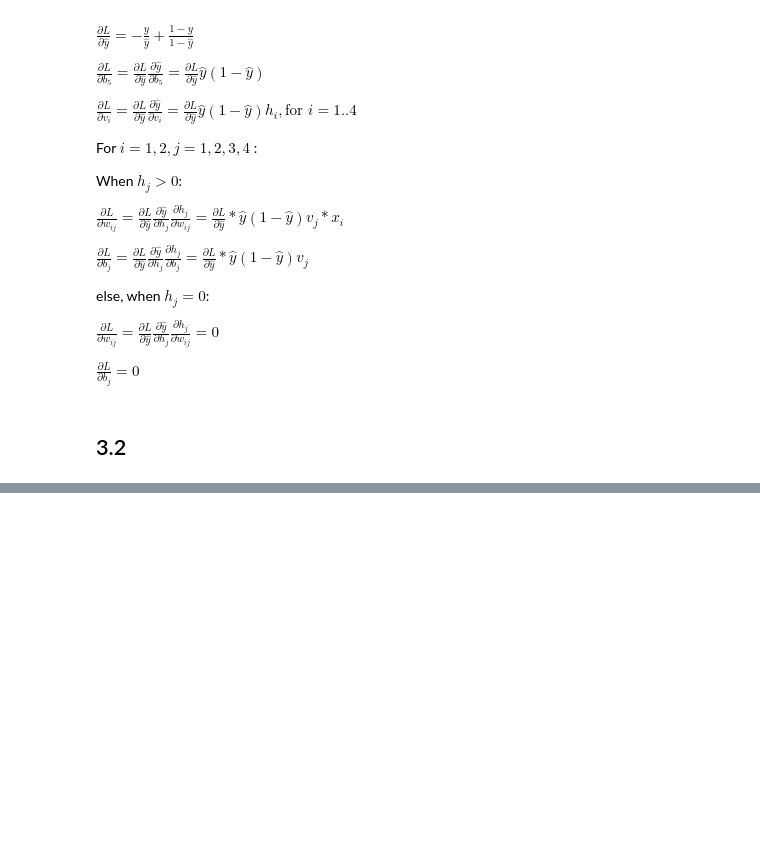
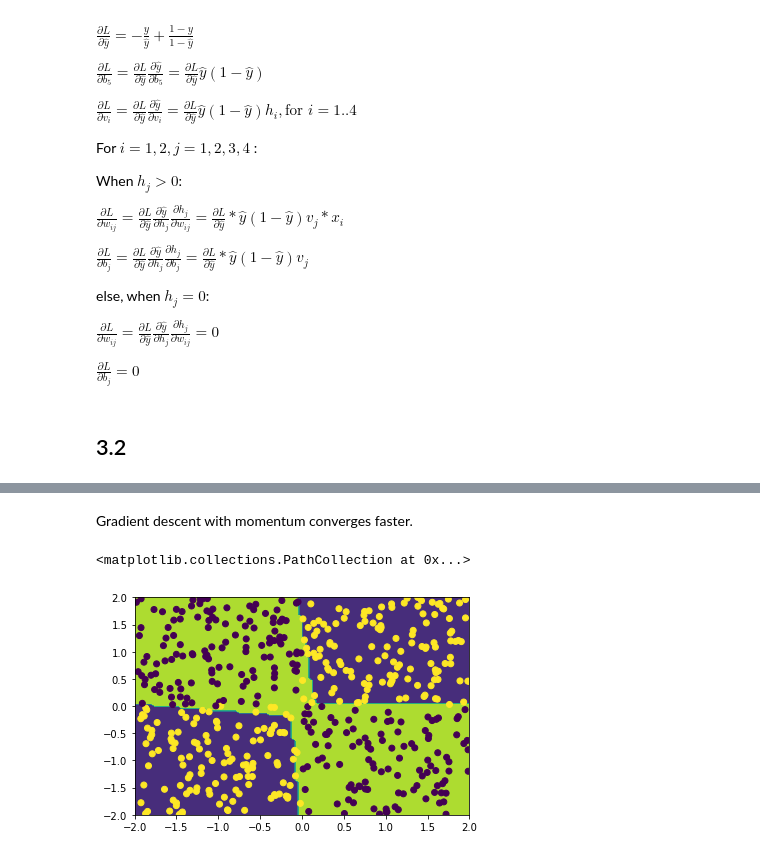
Before and after one commit to antaressgzz/ANLY590, a Jupyter notebook: hw2.ipynb, the cells around one changed output, grey strips where cells are left out. Cells and saved outputs as stored; diff of their text form; code cells hidden in the pictures; blank space fills up the shorter version.

```diff
--- a/hw2.ipynb
+++ b/hw2.ipynb
@@ -245,0 +309,20 @@ grad_f(X, Y, params)
+# %% [markdown]
+Gradient descent with momentum converges faster.
+# %%
+x_grid = np.linspace(-2, 2, 100)
+mesh = np.meshgrid(x_grid, x_grid)
+X1, X2 = mesh
+# yhat = model(xs_grid).numpy().squeeze()
+y_hat = ff_nn_ReLu(np.array((X1.ravel(),X2.ravel())).T, params).reshape((100,100))
+
+fig, ax = plt.subplots()
+CS = ax.contourf(X1, X2, y_hat<0.7, levels=[0, .25, .5, .75, 1.0])
+plt.scatter(x[:,0],x[:,1],c=y)
+
+# plt.imshow(yhat, cmap='coolwarm')
+# plt.colorbar()
+
+# binary_preds(model)
+# %% [output]
+<matplotlib.collections.PathCollection at 0x...>
+[figure, added]
```
Also changed, not shown: parts of 6 cells of this notebook.
